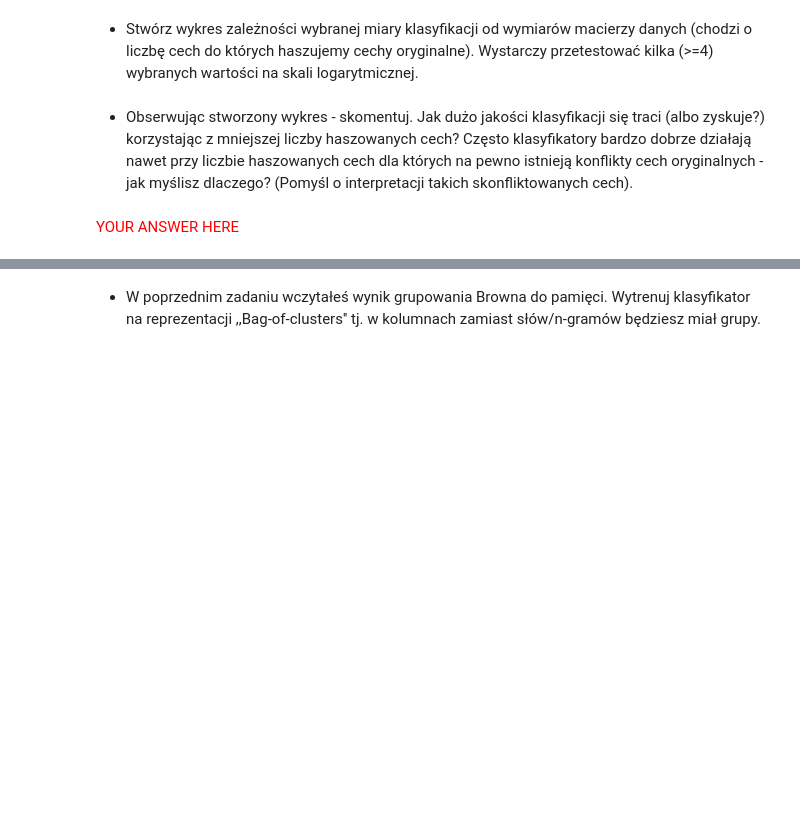
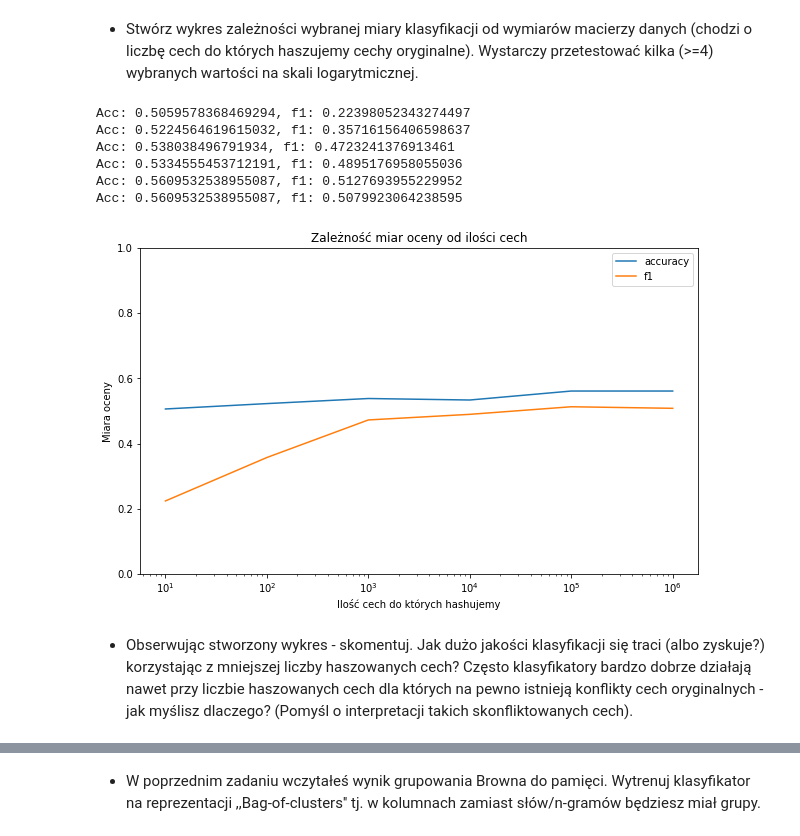
Before and after one commit to TSienki/InzLingwistycznaZadania, a Jupyter notebook: zadanie1/Zadanie domowe.ipynb, the cells around one changed output, grey strips where cells are left out. Cells and saved outputs as stored; diff of their text form; code cells hidden in the pictures; blank space fills up the shorter version.

```diff
--- a/zadanie1/Zadanie domowe.ipynb
+++ b/zadanie1/Zadanie domowe.ipynb
@@ -160,4 +201,36 @@ raise NotImplementedError()
+# %%
+# YOUR CODE HERE
+from matplotlib import pyplot as plt
+
+def generate_plot(n_values):
+    accs, f1s = [], []
+    n_values = [10 ** n for n in n_values]
+    for n in n_values:
+        clf, acc, f1 = fit_and_evaluate_model_fe(n, tokens_train, y_train, tokens_test, y_test)
+        print(f"Acc: {acc}, f1: {f1}")
+        accs.append(acc)
+        f1s.append(f1)
+
+    fig = plt.figure(figsize = [10, 6])
+    ax = plt.subplot(111)
+    ax.plot(n_values, accs, label="accuracy")
+    ax.plot(n_values, f1s, label="f1")
+    ax.set_ylim([0, 1])
+    ax.set_xscale('log', basex=10)
+    ax.legend()
+    ax.set_title("Zależność miar oceny od ilości cech")
+    ax.set_xlabel("Ilość cech do których hashujemy")
+    ax.set_ylabel("Miara oceny")
+    plt.show()
+
+generate_plot(list(range(1, 7)))
+# %% [output]
+Acc: 0.5059578368469294, f1: 0.22398052343274497
+Acc: 0.5224564619615032, f1: 0.35716156406598637
+Acc: 0.538038496791934, f1: 0.4723241376913461
+Acc: 0.5334555453712191, f1: 0.4895176958055036
+Acc: 0.5609532538955087, f1: 0.5127693955229952
+Acc: 0.5609532538955087, f1: 0.5079923064238595
+[figure, added]
 # %% [markdown]
  - Obserwując stworzony wykres - skomentuj. Jak dużo jakości klasyfikacji się traci (albo zyskuje?) korzystając z mniejszej liczby haszowanych cech? Często klasyfikatory bardzo dobrze działają nawet przy liczbie haszowanych cech dla których na pewno istnieją konflikty cech oryginalnych - jak myślisz dlaczego? (Pomyśl o interpretacji takich skonfliktowanych cech).
-# %% [markdown]
-<div style="color: red"> YOUR ANSWER HERE</div>
```
Also changed, not shown: parts of 16 cells of this notebook.
